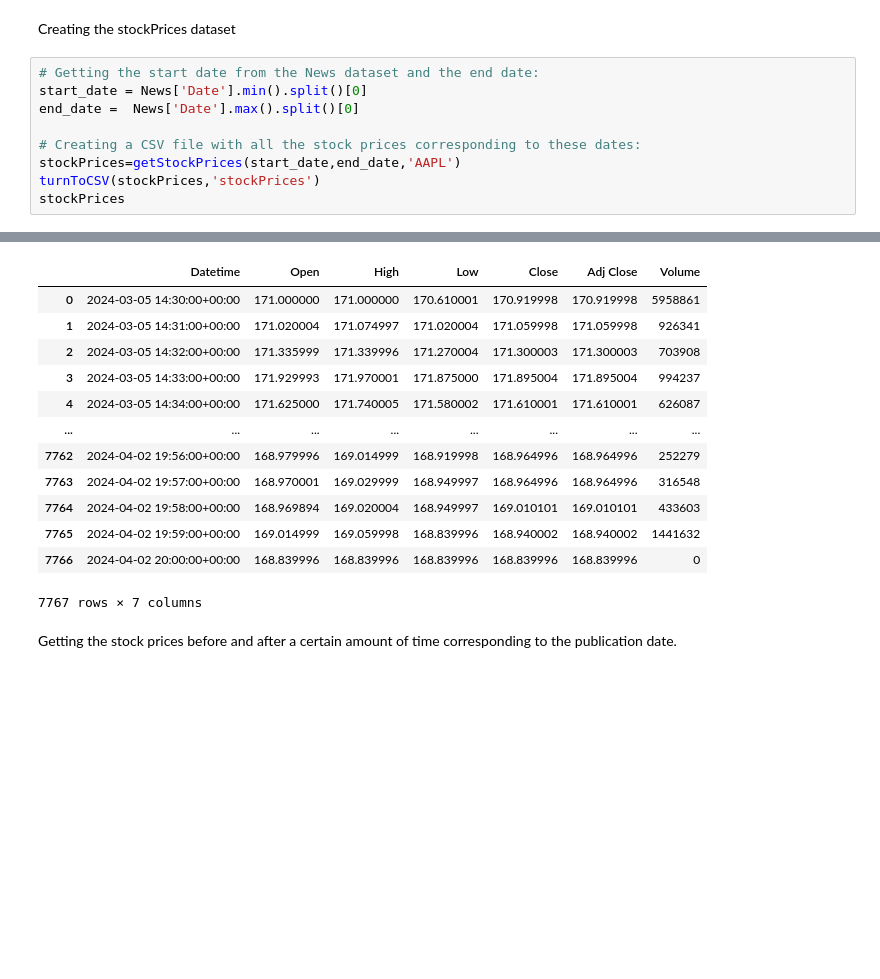
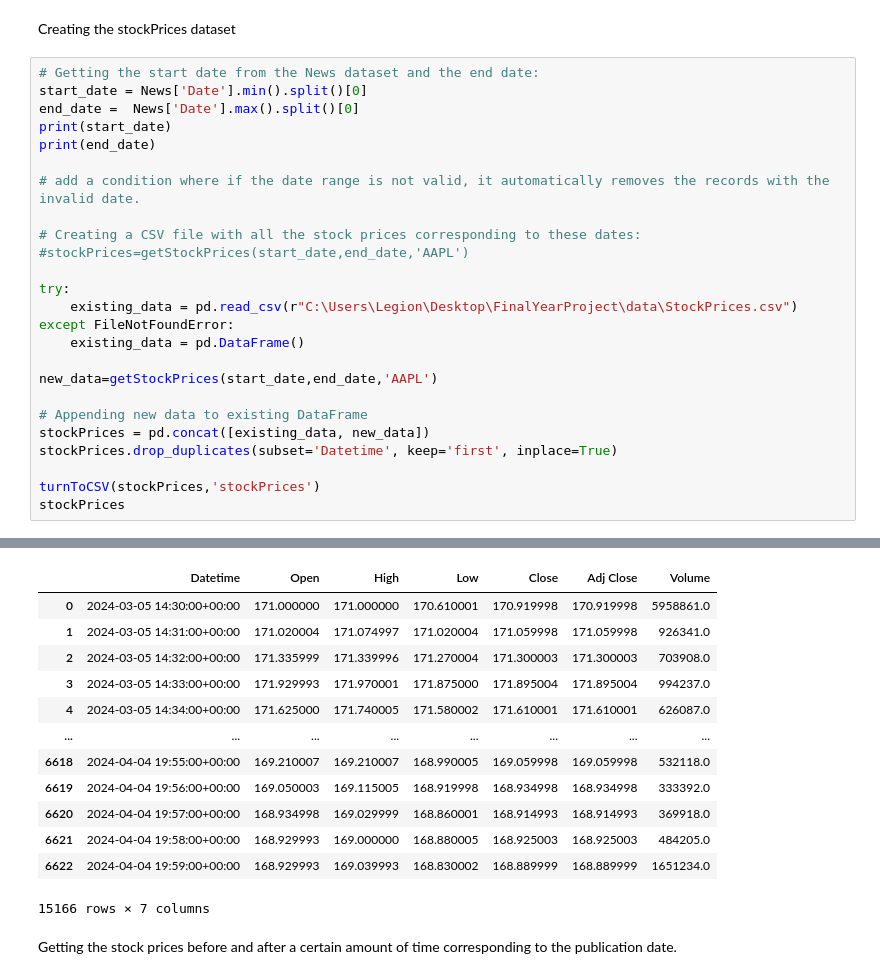
Before and after one commit to joudabihaidar/MarketMind, a Jupyter notebook: notebooks/labelingMethod2.ipynb, the cells around one changed output, grey strips where cells are left out. Drawn from its saved outputs; the diff is of its cells as text; blank space fills up the shorter version.

```diff
--- a/notebooks/labelingMethod2.ipynb
+++ b/notebooks/labelingMethod2.ipynb
@@ -235,9 +232,25 @@ Creating the stockPrices dataset
 # Getting the start date from the News dataset and the end date:
 start_date = News['Date'].min().split()[0]
 end_date =  News['Date'].max().split()[0]
+print(start_date)
+print(end_date)
+
+# add a condition where if the date range is not valid, it automatically removes the records with the invalid date.
 
 # Creating a CSV file with all the stock prices corresponding to these dates:
-stockPrices=getStockPrices(start_date,end_date,'AAPL')
+#stockPrices=getStockPrices(start_date,end_date,'AAPL')
+
+try:
+    existing_data = pd.read_csv(r"C:\Users\Legion\Desktop\FinalYearProject\data\StockPrices.csv")
+except FileNotFoundError:
+    existing_data = pd.DataFrame()
+
+new_data=getStockPrices(start_date,end_date,'AAPL')
+
+# Appending new data to existing DataFrame
+stockPrices = pd.concat([existing_data, new_data])
+stockPrices.drop_duplicates(subset='Datetime', keep='first', inplace=True)
+
 turnToCSV(stockPrices,'stockPrices')
 stockPrices
 # %% [output]
@@ -248,17 +271,17 @@ stockPrices
 [*********************100%***********************]  1 of 1 completed
 |  | Datetime | Open | High | Low | Close | Adj Close | Volume |
-| 0 | 2024-03-05 14:30:00+00:00 | 171.000000 | 171.000000 | 170.610001 | 170.919998 | 170.919998 | 5958861 |
-| 1 | 2024-03-05 14:31:00+00:00 | 171.020004 | 171.074997 | 171.020004 | 171.059998 | 171.059998 | 926341 |
-| 2 | 2024-03-05 14:32:00+00:00 | 171.335999 | 171.339996 | 171.270004 | 171.300003 | 171.300003 | 703908 |
-| 3 | 2024-03-05 14:33:00+00:00 | 171.929993 | 171.970001 | 171.875000 | 171.895004 | 171.895004 | 994237 |
-| 4 | 2024-03-05 14:34:00+00:00 | 171.625000 | 171.740005 | 171.580002 | 171.610001 | 171.610001 | 626087 |
+| 0 | 2024-03-05 14:30:00+00:00 | 171.000000 | 171.000000 | 170.610001 | 170.919998 | 170.919998 | 5958861.0 |
+| 1 | 2024-03-05 14:31:00+00:00 | 171.020004 | 171.074997 | 171.020004 | 171.059998 | 171.059998 | 926341.0 |
+| 2 | 2024-03-05 14:32:00+00:00 | 171.335999 | 171.339996 | 171.270004 | 171.300003 | 171.300003 | 703908.0 |
+| 3 | 2024-03-05 14:33:00+00:00 | 171.929993 | 171.970001 | 171.875000 | 171.895004 | 171.895004 | 994237.0 |
+| 4 | 2024-03-05 14:34:00+00:00 | 171.625000 | 171.740005 | 171.580002 | 171.610001 | 171.610001 | 626087.0 |
 | ... | ... | ... | ... | ... | ... | ... | ... |
-| 7762 | 2024-04-02 19:56:00+00:00 | 168.979996 | 169.014999 | 168.919998 | 168.964996 | 168.964996 | 252279 |
-| 7763 | 2024-04-02 19:57:00+00:00 | 168.970001 | 169.029999 | 168.949997 | 168.964996 | 168.964996 | 316548 |
-| 7764 | 2024-04-02 19:58:00+00:00 | 168.969894 | 169.020004 | 168.949997 | 169.010101 | 169.010101 | 433603 |
-| 7765 | 2024-04-02 19:59:00+00:00 | 169.014999 | 169.059998 | 168.839996 | 168.940002 | 168.940002 | 1441632 |
-| 7766 | 2024-04-02 20:00:00+00:00 | 168.839996 | 168.839996 | 168.839996 | 168.839996 | 168.839996 | 0 |
+| 6618 | 2024-04-04 19:55:00+00:00 | 169.210007 | 169.210007 | 168.990005 | 169.059998 | 169.059998 | 532118.0 |
+| 6619 | 2024-04-04 19:56:00+00:00 | 169.050003 | 169.115005 | 168.919998 | 168.934998 | 168.934998 | 333392.0 |
+| 6620 | 2024-04-04 19:57:00+00:00 | 168.934998 | 169.029999 | 168.860001 | 168.914993 | 168.914993 | 369918.0 |
+| 6621 | 2024-04-04 19:58:00+00:00 | 168.929993 | 169.000000 | 168.880005 | 168.925003 | 168.925003 | 484205.0 |
+| 6622 | 2024-04-04 19:59:00+00:00 | 168.929993 | 169.039993 | 168.830002 | 168.889999 | 168.889999 | 1651234.0 |
-7767 rows × 7 columns
+15166 rows × 7 columns
 # %% [markdown]
 Getting the stock prices before and after a certain amount of time corresponding to the publication date.
 # %%
```
Also changed, not shown: parts of 11 cells of this notebook, 4 other files.
